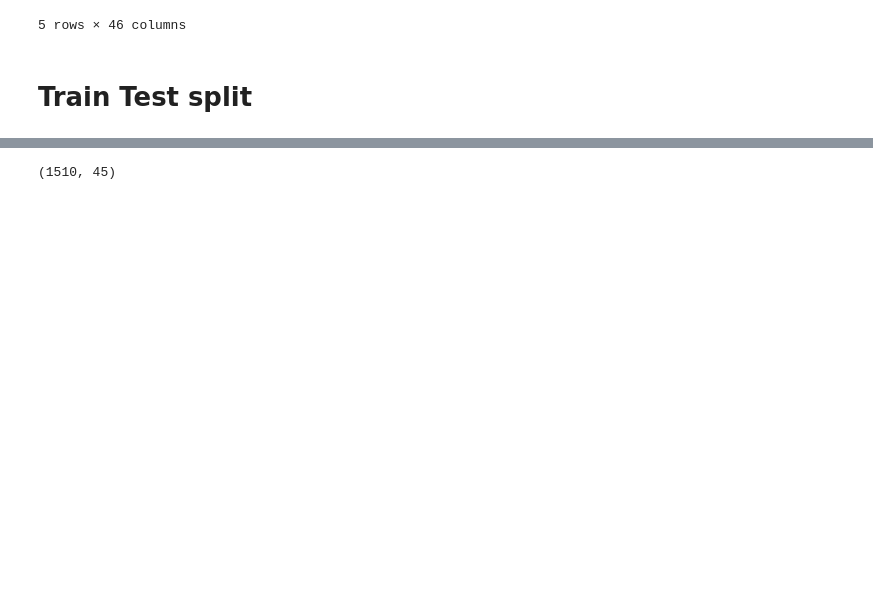
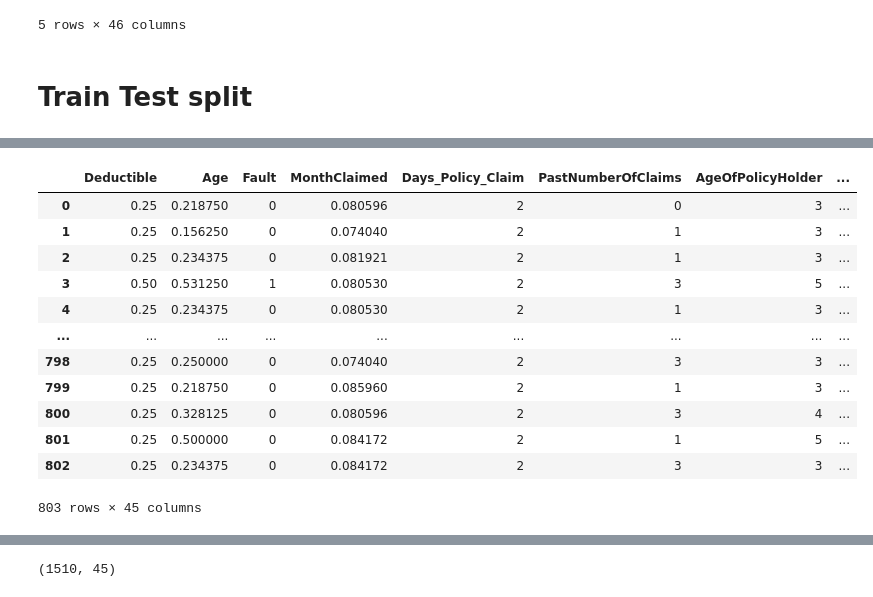
Before and after one commit to IzhakJames/FraudAnalytics, a Jupyter notebook: BT4012_Project_FS.ipynb, the cells around one changed output, grey strips where cells are left out. Saved outputs shown, nothing was run; the diff lists cells and outputs as text; code cells hidden in the pictures; blank space fills up the shorter version.

```diff
--- a/BT4012_Project_FS.ipynb
+++ b/BT4012_Project_FS.ipynb
@@ -596,0 +632,19 @@ X, X_test, y, y_test = train_test_split(final_df[x_var], final_df[y_var],
+# %%
+X_0 = X[y['FraudFound_P'] != 1].reset_index()
+X_0 = X_0.drop('index',axis=1)
+X_0 = X_0[:803]
+X_0
+# %% [output]
+|  | Deductible | Age | Fault | MonthClaimed | Days_Policy_Claim | PastNumberOfClaims | AgeOfPolicyHolder | ... |
+| 0 | 0.25 | 0.218750 | 0 | 0.080596 | 2 | 0 | 3 | ... |
+| 1 | 0.25 | 0.156250 | 0 | 0.074040 | 2 | 1 | 3 | ... |
+| 2 | 0.25 | 0.234375 | 0 | 0.081921 | 2 | 1 | 3 | ... |
+| 3 | 0.50 | 0.531250 | 1 | 0.080530 | 2 | 3 | 5 | ... |
+| 4 | 0.25 | 0.234375 | 0 | 0.080530 | 2 | 1 | 3 | ... |
+| ... | ... | ... | ... | ... | ... | ... | ... | ... |
+| 798 | 0.25 | 0.250000 | 0 | 0.074040 | 2 | 3 | 3 | ... |
+| 799 | 0.25 | 0.218750 | 0 | 0.085960 | 2 | 1 | 3 | ... |
+| 800 | 0.25 | 0.328125 | 0 | 0.080596 | 2 | 3 | 4 | ... |
+| 801 | 0.25 | 0.500000 | 0 | 0.084172 | 2 | 1 | 5 | ... |
+| 802 | 0.25 | 0.234375 | 0 | 0.084172 | 2 | 3 | 3 | ... |
+803 rows × 45 columns
```
Also changed, not shown: parts of 93 cells of this notebook, 24 other files.
